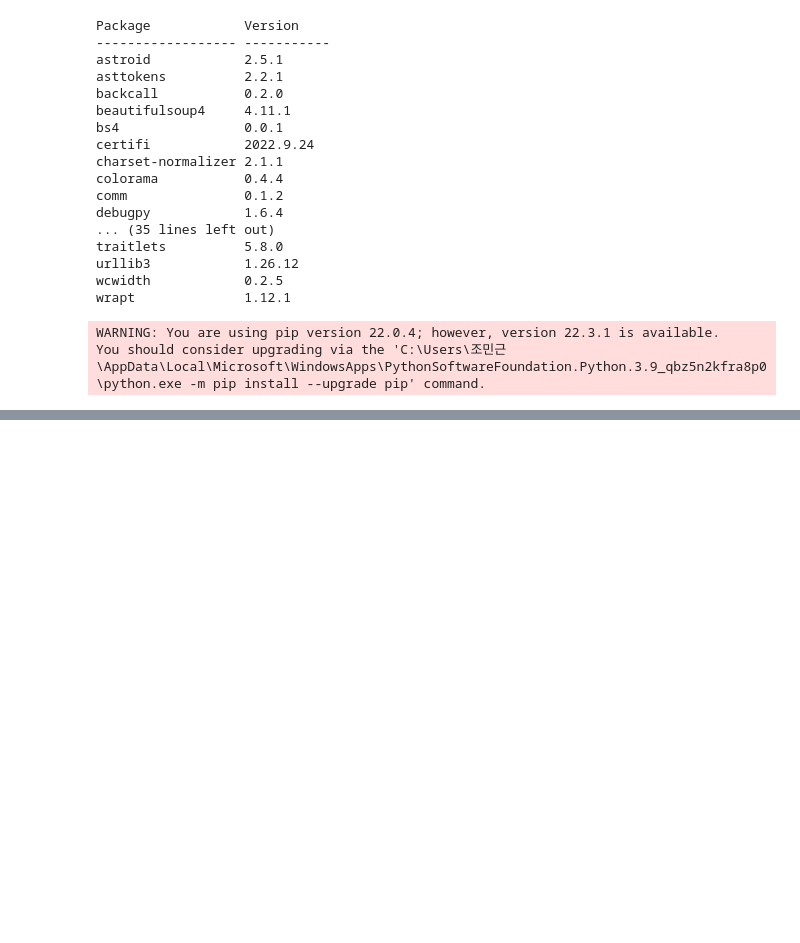
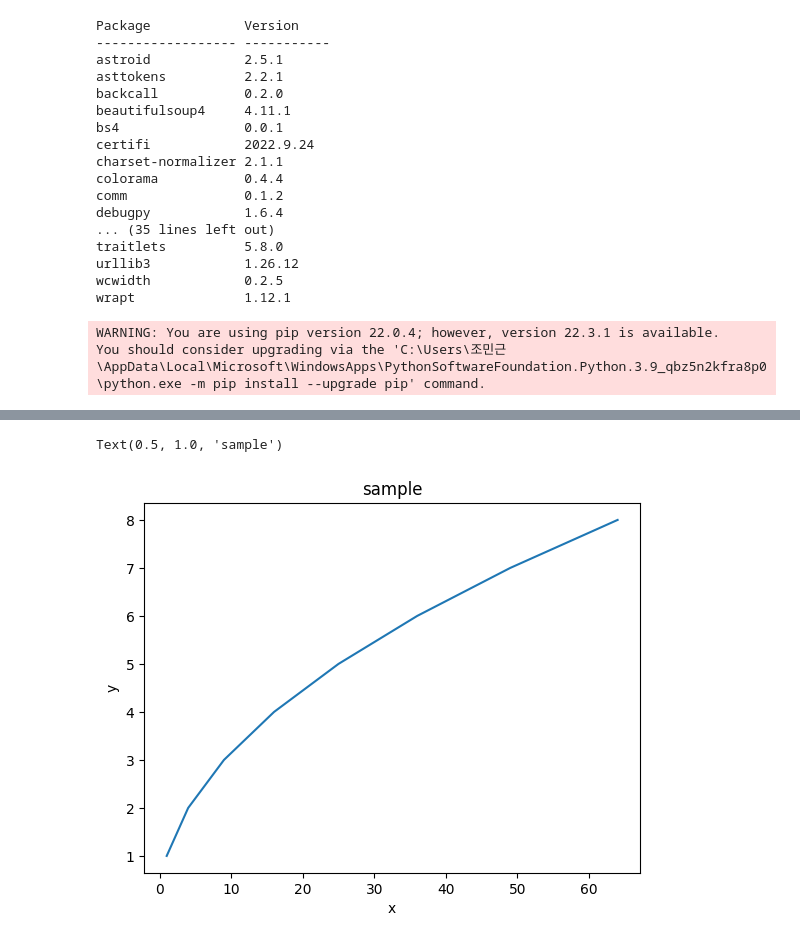
Before and after one commit to minguencho/BigDataCoding, a Jupyter notebook: class3/prac_3week.ipynb, the cells around one changed output, grey strips where cells are left out. Saved outputs shown, nothing was run; the diff lists cells and outputs as text; code cells hidden in the pictures; blank space fills up the shorter version.

```diff
--- a/class3/prac_3week.ipynb
+++ b/class3/prac_3week.ipynb
@@ -280,0 +516,8 @@ NameError: name 'df' is not defined
+# %%
+plt.plot(x,y)
+plt.xlabel('x')
+plt.ylabel('y')
+plt.title('sample')
+# %% [output]
+Text(0.5, 1.0, 'sample')
+[figure, added]
```
Also changed, not shown: parts of 26 cells of this notebook, 24 other files.
